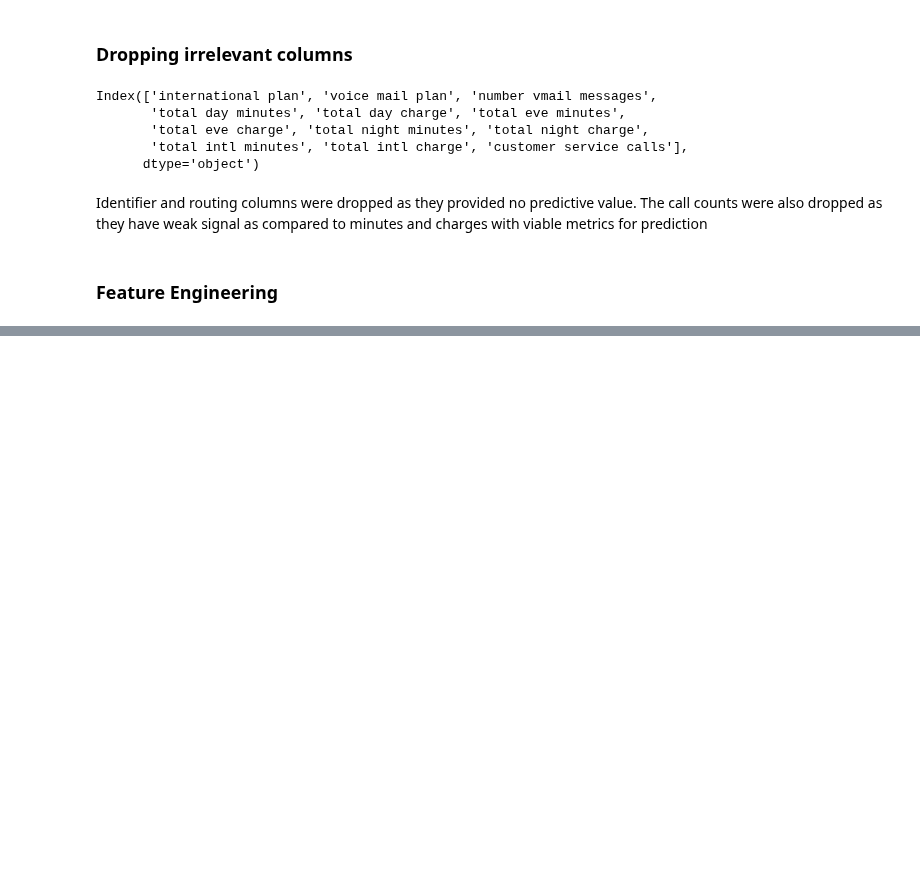
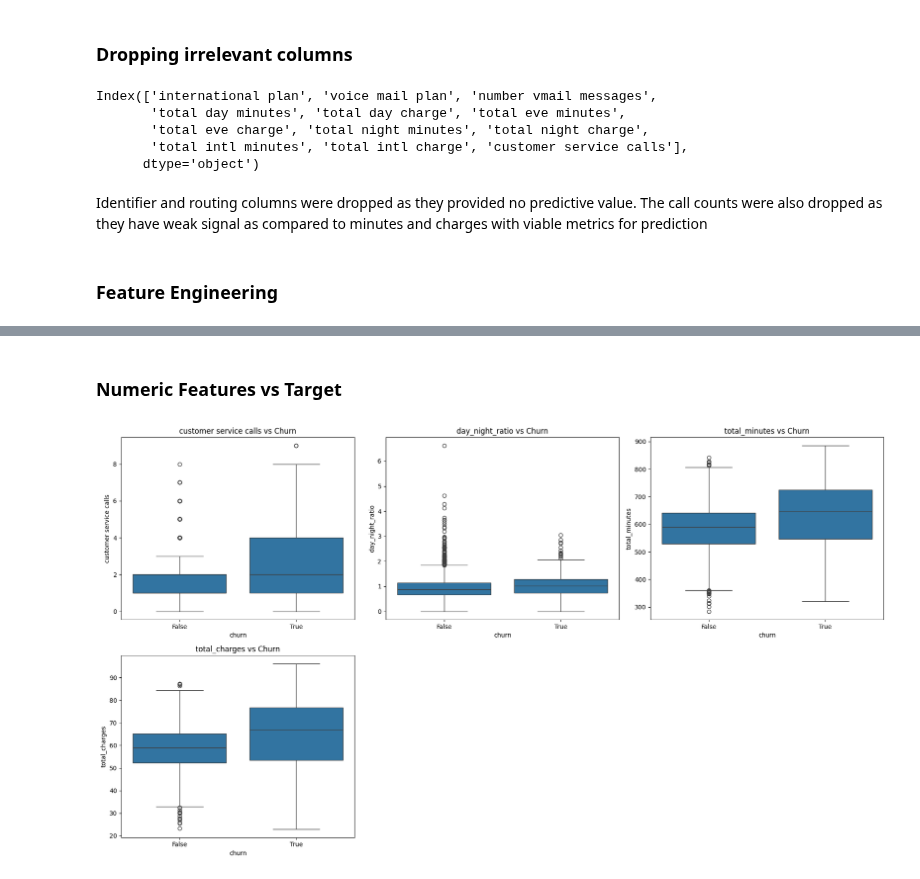
Before and after one commit to NjorogeWinnie/Telecom-churn-analysis, a Jupyter notebook: Telecom_Churn_Analysis.ipynb, the cells around one changed output, grey strips where cells are left out. Cells and saved outputs as stored; diff of their text form; code cells hidden in the pictures; blank space fills up the shorter version.

```diff
--- a/Telecom_Churn_Analysis.ipynb
+++ b/Telecom_Churn_Analysis.ipynb
@@ -248,0 +339,19 @@ X = X.drop(columns=minute_charge_cols)
+# %% [markdown]
+### Numeric Features vs Target
+# %%
+numeric_cols = ['customer service calls', 'day_night_ratio', 'total_minutes', 'total_charges']
+fig, axes = plt.subplots(2, 3, figsize=(18,10))
+axes = axes.flatten()
+
+for i, col in enumerate(numeric_cols):
+    sns.boxplot(x=y, y=X[col], ax=axes[i])
+    axes[i].set_title(f'{col} vs Churn')
+
+# Hide empty subplot
+for j in range(len(numeric_cols), len(axes)):
+    fig.delaxes(axes[j])
+
+plt.tight_layout()
+plt.show()
+# %% [output]
+[figure, added]
```
Also changed, not shown: parts of 16 cells of this notebook.
